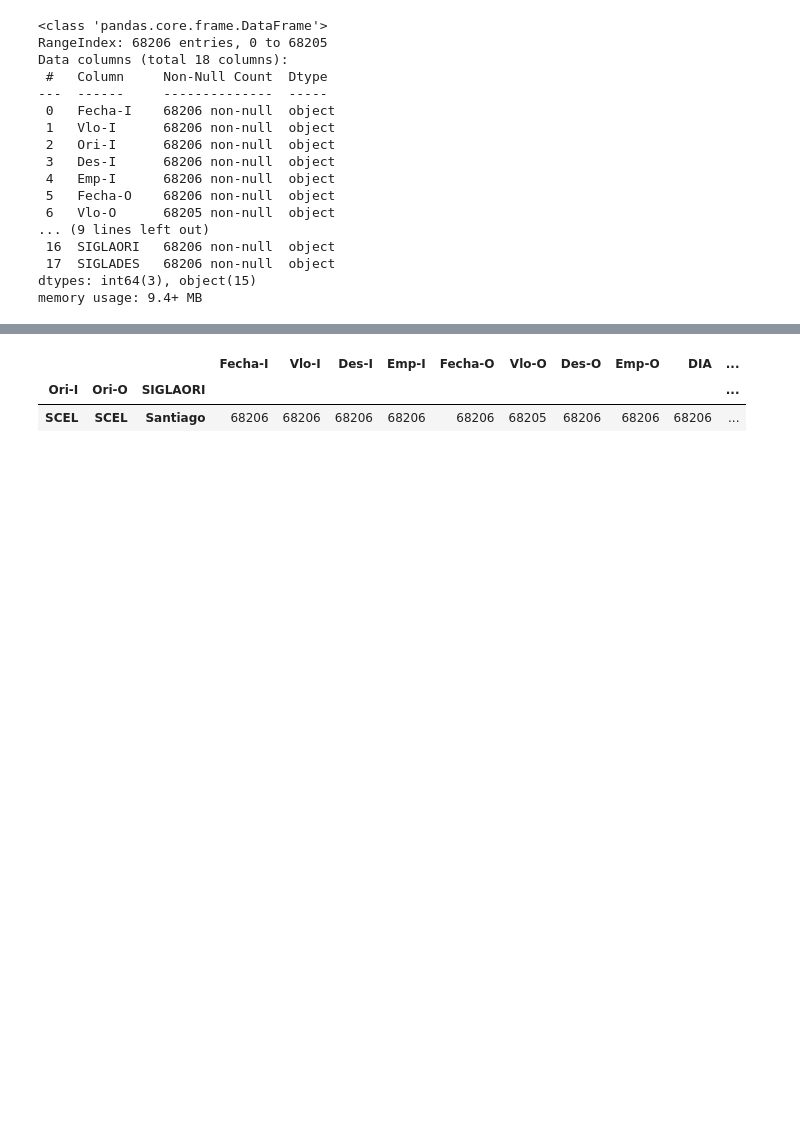
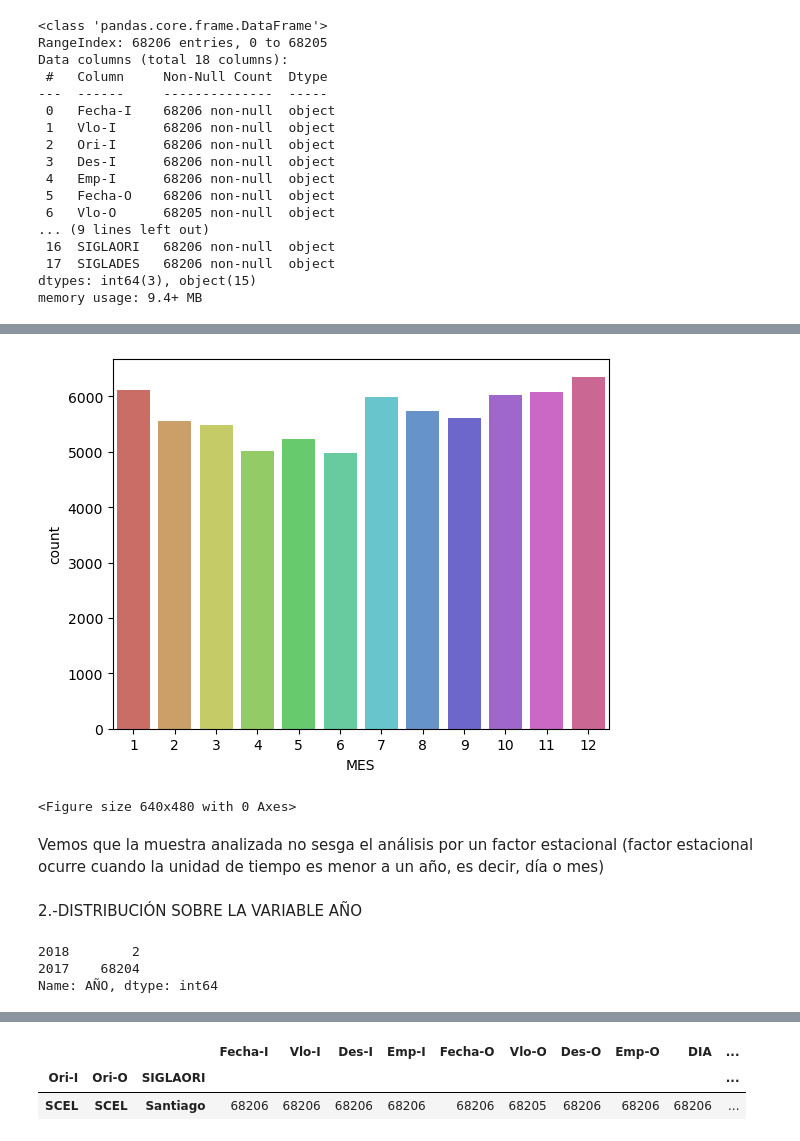
Before and after one commit to diegosalcedo491995/flight-delay, a Jupyter notebook: solution.ipynb, the cells around one changed output, grey strips where cells are left out. Saved outputs shown, nothing was run; the diff lists cells and outputs as text; code cells hidden in the pictures; blank space fills up the shorter version.

```diff
--- a/solution.ipynb
+++ b/solution.ipynb
@@ -50,0 +74,18 @@ Variables categóricas: ['Des-I', 'Vlo-I', 'SIGLADES', 'SIGLAORI', 'OPERA', 'DIA
+# %%
+sns.countplot(x='MES',data = df, palette = 'hls')
+plt.show()
+plt.savefig('count_plot')
+# %% [output]
+[figure, added]
+<Figure size 640x480 with 0 Axes>
+# %% [markdown]
+Vemos que la muestra analizada no sesga el análisis por un factor estacional (factor estacional ocurre cuando la unidad de tiempo es menor a un año, es decir, día o mes)
+# %% [markdown]
+
+2.-DISTRIBUCIÓN SOBRE LA VARIABLE AÑO
+# %%
+df['AÑO'].value_counts(dropna=False).sort_values()
+# %% [output]
+2018        2
+2017    68204
+Name: AÑO, dtype: int64
```
Also changed, not shown: parts of 38 cells of this notebook, 7 other files.
